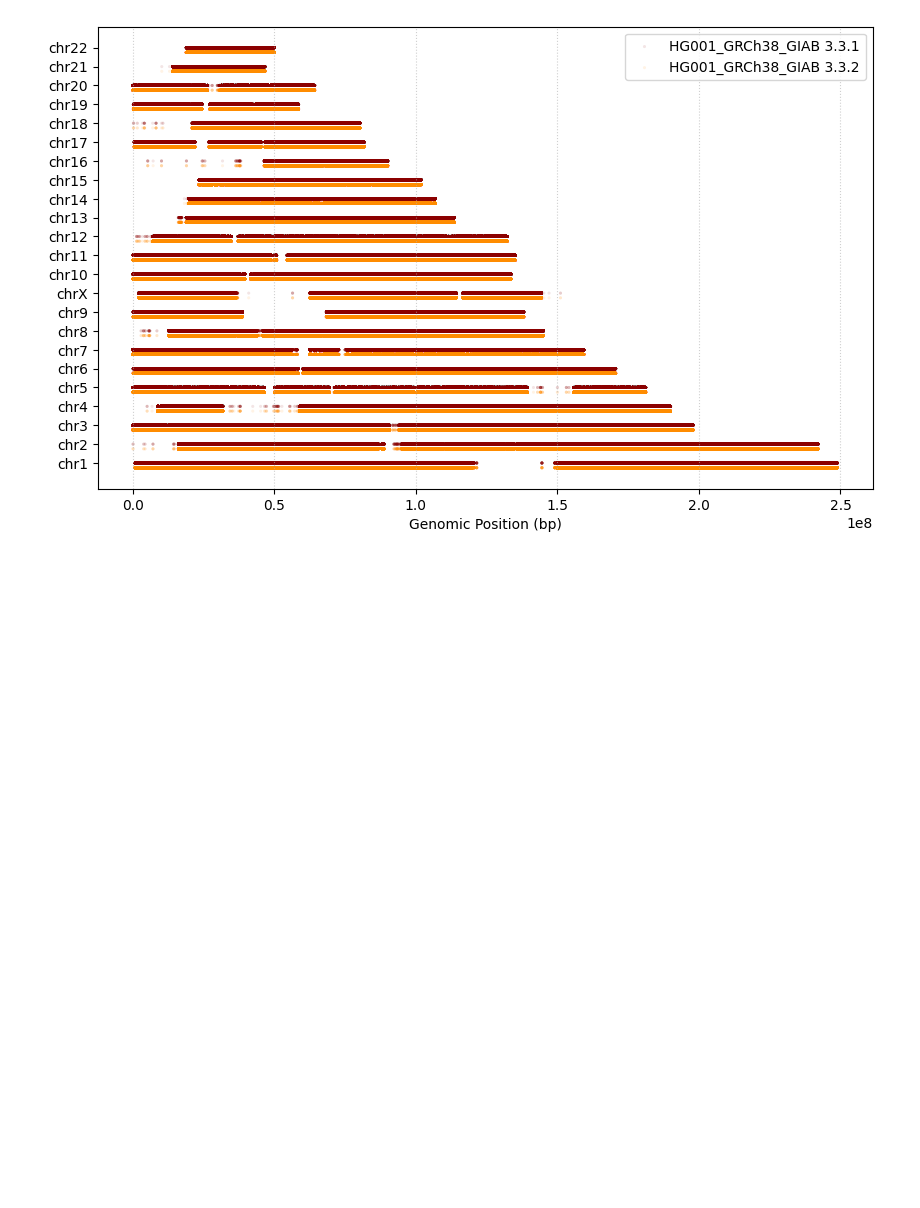
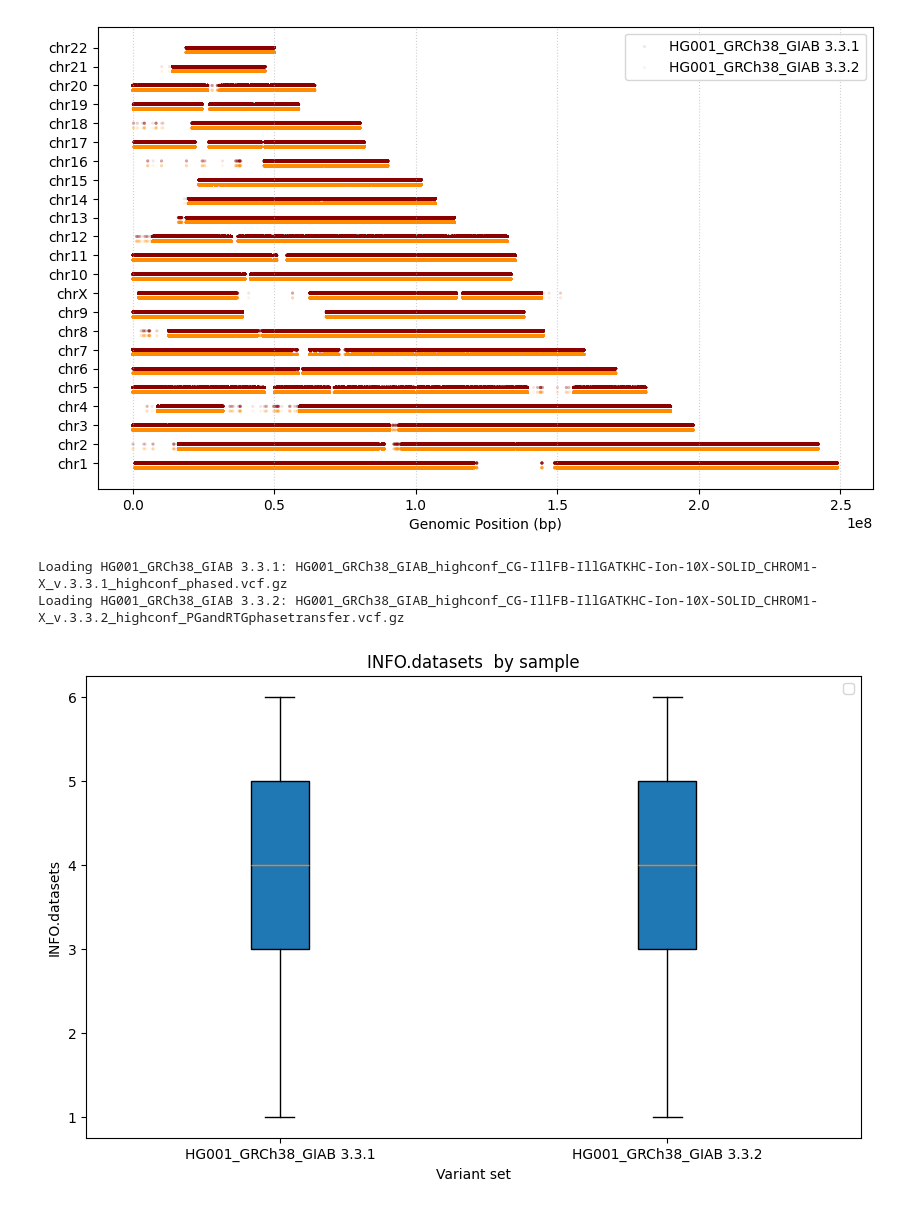
Before and after one commit to tomdrever/vcf-compare, a Jupyter notebook: example/vcf_compare.ipynb, the cells around one changed output. Drawn from its saved outputs; the diff is of its cells as text; code cells hidden in the pictures; blank space fills up the shorter version.

Commit message:
Add INFO field support to Metric graphs

```diff
--- a/example/vcf_compare.ipynb
+++ b/example/vcf_compare.ipynb
@@ -63,3 +75,14 @@ ax = Position(("HG001_GRCh38_GIAB 3.3.1", old_vcf_path), ("HG001_GRCh38_GIAB 3.3
 plt.show()
 # %% [output]
 [figure]
+# %%
+import matplotlib.pyplot as plt
+
+from vcf_compare.comparison import Metric
+
+ax = Metric(("HG001_GRCh38_GIAB 3.3.1", old_vcf_path), ("HG001_GRCh38_GIAB 3.3.2", new_vcf_path), metric="INFO.datasets").plot()
+plt.show()
+# %% [output]
+Loading HG001_GRCh38_GIAB 3.3.1: HG001_GRCh38_GIAB_highconf_CG-IllFB-IllGATKHC-Ion-10X-SOLID_CHROM1-X_v.3.3.1_highconf_phased.vcf.gz
+Loading HG001_GRCh38_GIAB 3.3.2: HG001_GRCh38_GIAB_highconf_CG-IllFB-IllGATKHC-Ion-10X-SOLID_CHROM1-X_v.3.3.2_highconf_PGandRTGphasetransfer.vcf.gz
+[figure, added]
```
Also changed, not shown: parts of 6 cells of this notebook, 2 other files.
